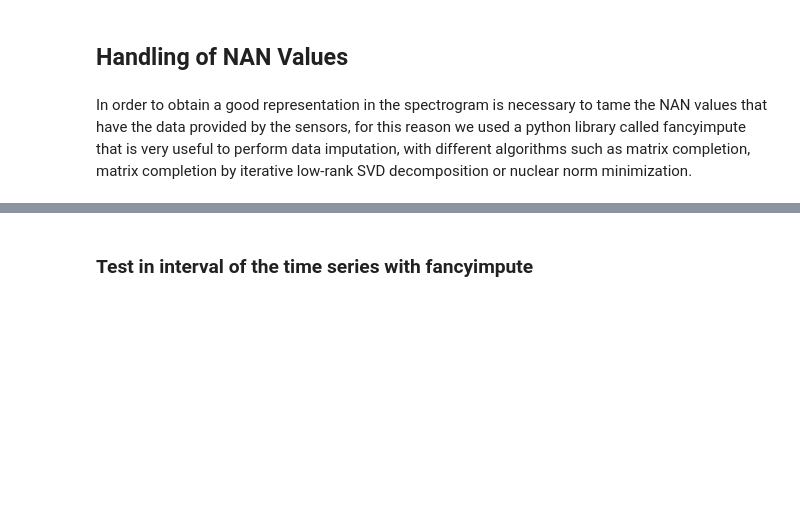
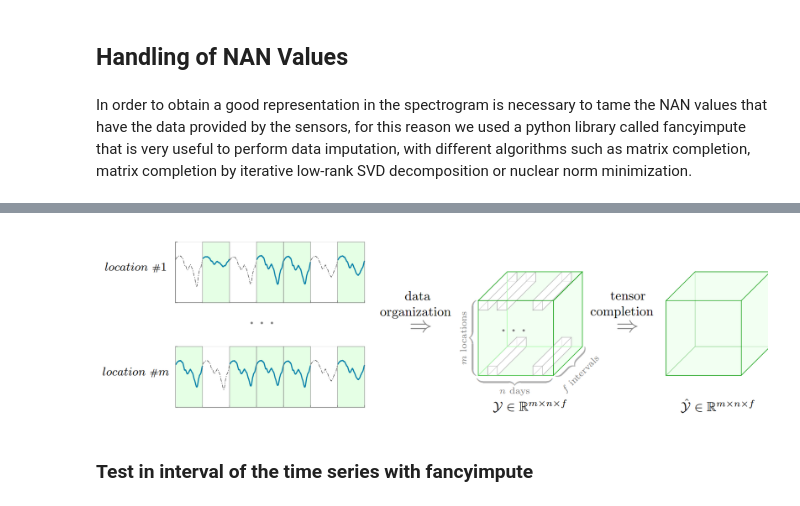
Before and after one commit to TEAM-IMT/air-polution-sensor, a Jupyter notebook: sensors_drift.ipynb, the cells around one changed output, grey strips where cells are left out. Cells and saved outputs as stored; diff of their text form; code cells hidden in the pictures; blank space fills up the shorter version.

```diff
--- a/sensors_drift.ipynb
+++ b/sensors_drift.ipynb
@@ -100,3 +134,7 @@ In order to obtain a good representation in the spectrogram is necessary to tame
+# %%
+Image("tensor.png", width=1000)
+# %% [output]
+[figure, added]
 # %% [markdown]
 ### Test in interval of the time series with fancyimpute
 # %% [markdown]
```
Also changed, not shown: parts of 116 cells of this notebook, 4 other files.
